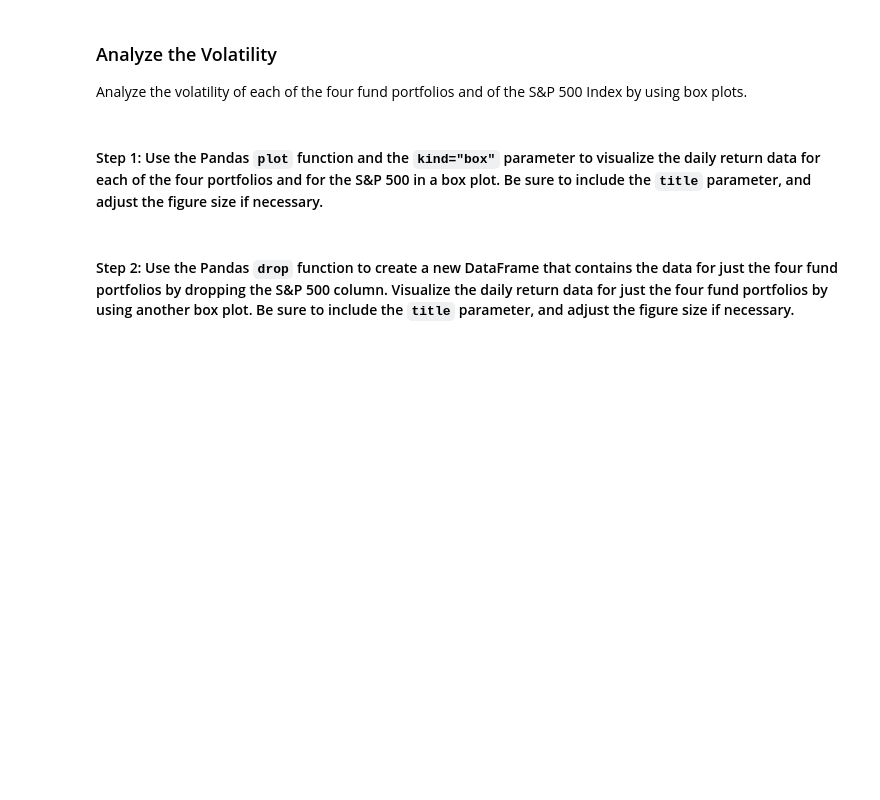
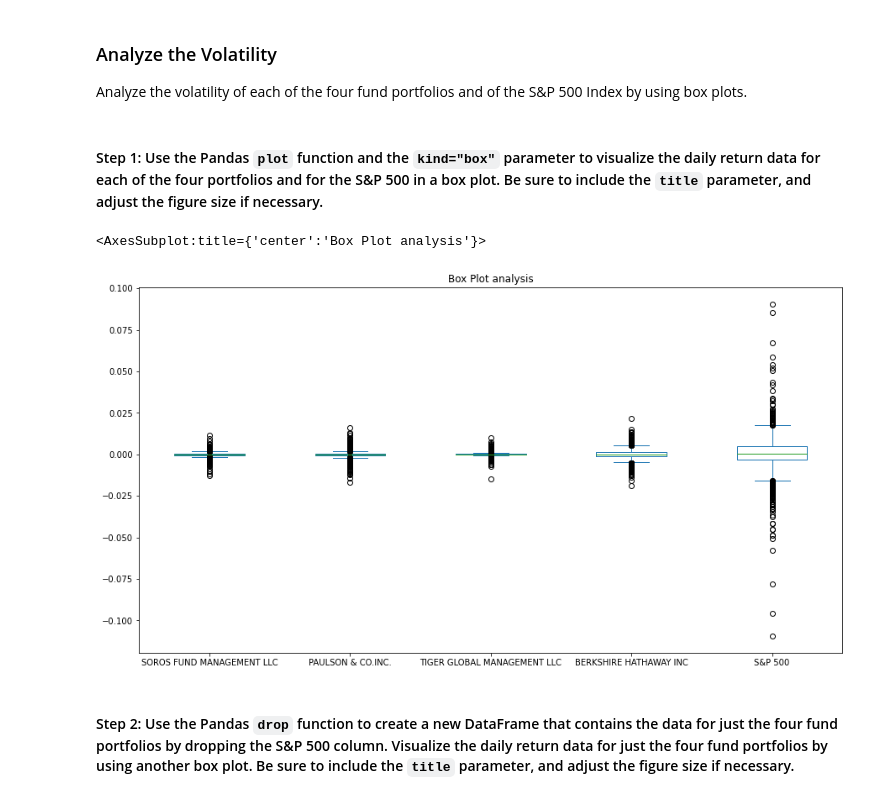
Before and after one commit to sungmoo89/Analyzing-Portfolio, a Jupyter notebook: risk_return_analysis.ipynb, the cells around one changed output. Saved outputs shown, nothing was run; the diff lists cells and outputs as text; code cells hidden in the pictures; blank space fills up the shorter version.

```diff
--- a/risk_return_analysis.ipynb
+++ b/risk_return_analysis.ipynb
@@ -204,7 +222,11 @@ Analyze the volatility of each of the four fund portfolios and of the S&P 500 In
 # %%
 # Use the daily return data to create box plots to visualize the volatility of the 4 funds and the S&P 500
 # Include a title parameter and adjust the figure size
 # YOUR CODE HERE
+daily_returns.plot.box(figsize=(15,8), title="Box Plot analysis")
+# %% [output]
+<AxesSubplot:title={'center':'Box Plot analysis'}>
+[figure, added]
 # %% [markdown]
 #### Step 2: Use the Pandas `drop` function to create a new DataFrame that contains the data for just the four fund portfolios by dropping the S&P 500 column. Visualize the daily return data for just the four fund portfolios by using another box plot. Be sure to include the `title` parameter, and adjust the figure size if necessary.
 # %%
```
Also changed, not shown: parts of 6 cells of this notebook.
